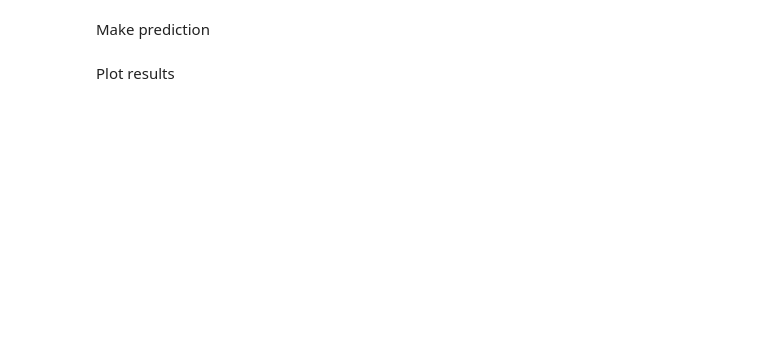
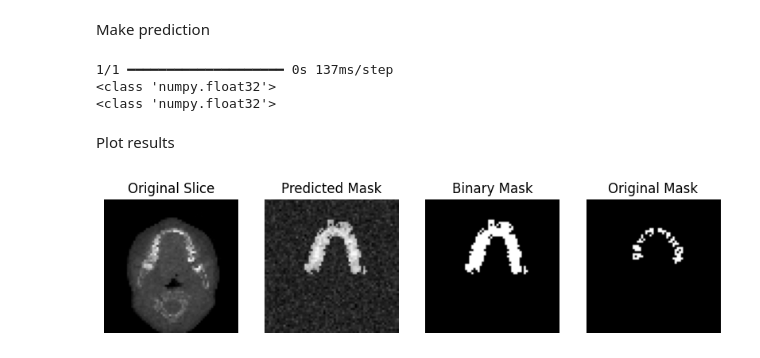
Before and after one commit to kkaczmarskinpg/teeth-segmentation-cbct-images-cnn-lstm, a Jupyter notebook: cnn-lstm-teeth-segmentation.ipynb, the cells around one changed output. Cells and saved outputs as stored; diff of their text form; code cells hidden in the pictures; blank space fills up the shorter version.

```diff
--- a/cnn-lstm-teeth-segmentation.ipynb
+++ b/cnn-lstm-teeth-segmentation.ipynb
@@ -6,7 +6,9 @@ import CNNLSTMModel
 import os
 import matplotlib.pyplot as plt
 import numpy as np
+import tensorflow as tf
 from sklearn.model_selection import train_test_split
 
 LUCKY_NUMBER = 2
-TARGET_SIZE = (128, 128) # For no compression choose -1
+TARGET_SIZE = (64, 64) # For no compression choose -1
+TARGET_SLICES = 304
@@ -18,11 +36,12 @@ masks_path = "E:\\masks\\"
 
 scan_names = [file[:8] for file in os.listdir(photos_path) if file.endswith(".nii.gz")]
 train, val, test = utils.split_train_val_test(scan_names, 0.7, 0.15, 0.15)
+train = train[:5]
 print(f"Training data size: {len(train)}, Validation data size: {len(val)}, Test data size: {len(test)}")
 
 train_gen = utils.cbct_data_generator(photos_path, masks_path, train)
 val_gen = utils.cbct_data_generator(photos_path, masks_path, val)
 
-epochs = 1
-model = CNNLSTMModel.create_cnn_lstm_model(target_size=TARGET_SIZE)
+epochs = 6
+model = CNNLSTMModel.create_cnn_lstm_model(image_shape=TARGET_SIZE, num_slices=TARGET_SLICES)
 model.summary()
@@ -32,6 +74,8 @@ Train model
 model.fit(
     train_gen,
     steps_per_epoch=len(train),
-    validation_data=val_gen,
-    validation_steps=len(val),
+    #validation_data=val_gen,
+    #validation_steps=len(val),
     epochs=epochs)
+
+#utils.save_model(model)
@@ -38,38 +101,47 @@ model.fit(
 # %% [markdown]
 Make prediction
 # %%
-test_scan = utils.load_dicom(photos_path+"2.zip")
+test_scan = utils.load_nifti_cbct_scan(photos_path+train[1]+"_0000.nii.gz")
 test_scan = test_scan[..., np.newaxis]
 test_scan = np.expand_dims(test_scan, axis=0)
 
 predictions = model.predict(test_scan)
 
 predicted_mask = predictions[0]
-binary_mask = (predicted_mask > 0.5).astype(np.uint8)
+print(type(predicted_mask[0,0,0,0]))
+
+binary_mask = (predicted_mask > 0.5).astype(np.float32)
+print(type(binary_mask[0,0,0,0]))
+# %% [output]
+1/1 ━━━━━━━━━━━━━━━━━━━━ 0s 137ms/step
+<class 'numpy.float32'>
+<class 'numpy.float32'>
 # %% [markdown]
 Plot results
 # %%
-slice_index = 25
+slice_index = 20
 
 plt.figure(figsize=(10, 5))
 plt.subplot(1, 4, 1)
 plt.title("Original Slice")
 plt.imshow(test_scan[0, slice_index, :, :, 0], cmap="gray")
 plt.axis('off')
 
 plt.subplot(1, 4, 2)
 plt.title("Predicted Mask")
 plt.imshow(predicted_mask[slice_index, :, :, 0], cmap="gray")
 plt.axis('off')
 
 plt.subplot(1, 4, 3)
 plt.title("Binary Mask")
 plt.imshow(binary_mask[slice_index, :, :, 0], cmap="gray")
 plt.axis('off')
 
-original_mask = utils.load_nifti(masks_path+"2.nii.gz")
+original_mask = utils.load_nifti_mask(masks_path+test[1]+".nii.gz")
 plt.subplot(1, 4, 4)
 plt.title("Original Mask")
 plt.imshow(original_mask[slice_index,:,:], cmap="gray")
 plt.axis('off')
 plt.show()
+# %% [output]
+[figure, added]
```
Also changed, not shown: parts of 3 cells of this notebook, 3 other files.
